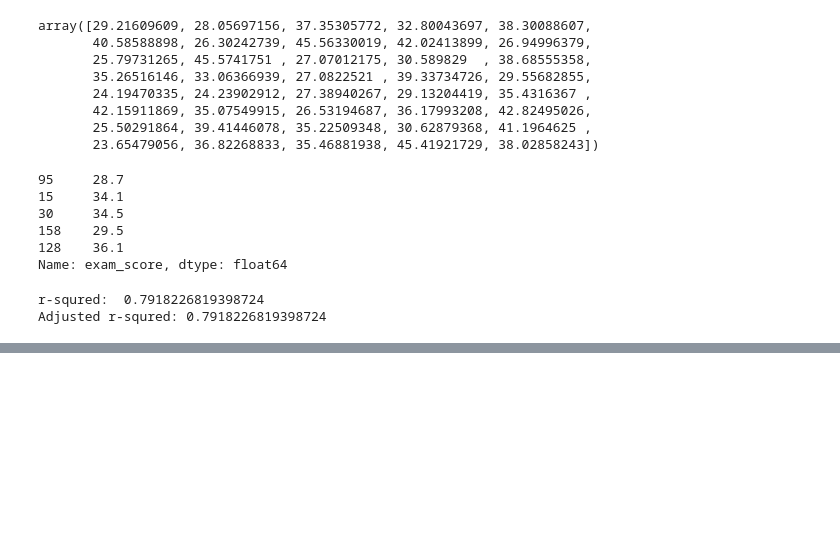
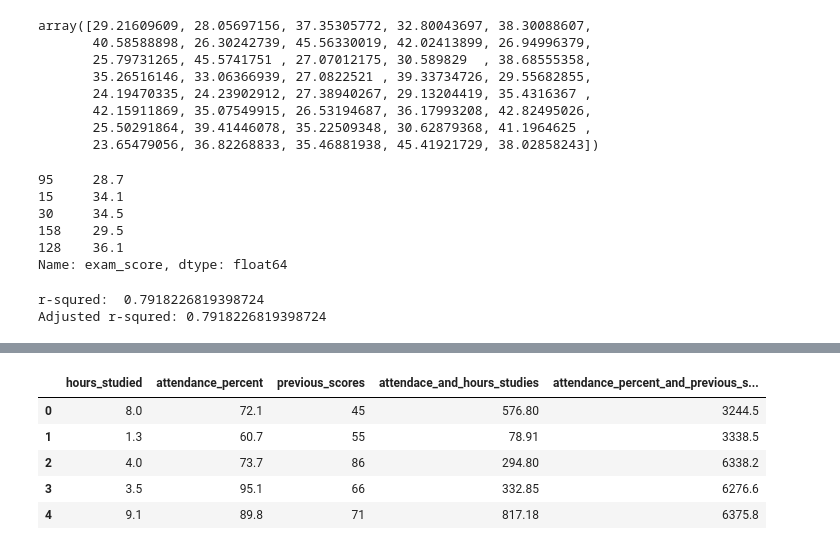
Before and after one commit to Vallabhbhagat/Student-marks-prediction, a Jupyter notebook: Student_mark_prediction.ipynb, the cells around one changed output, grey strips where cells are left out. Saved outputs shown, nothing was run; the diff lists cells and outputs as text; code cells hidden in the pictures; blank space fills up the shorter version.

```diff
--- a/Student_mark_prediction.ipynb
+++ b/Student_mark_prediction.ipynb
@@ -112,0 +118,15 @@ X_test.shape
+# %%
+X = student_data.drop(columns=["student_id","sleep_hours","exam_score"])
+y = student_data["exam_score"]
+
+X["attendace_and_hours_studies"] = X["hours_studied"] * X["attendance_percent"]
+X["attendance_percent_and_previous_scores"] = X["previous_scores"] * X["attendance_percent"]
+# %%
+X.head()
+# %% [output]
+|  | hours_studied | attendance_percent | previous_scores | attendace_and_hours_studies | attendance_percent_and_previous_s... |
+| 0 | 8.0 | 72.1 | 45 | 576.80 | 3244.5 |
+| 1 | 1.3 | 60.7 | 55 | 78.91 | 3338.5 |
+| 2 | 4.0 | 73.7 | 86 | 294.80 | 6338.2 |
+| 3 | 3.5 | 95.1 | 66 | 332.85 | 6276.6 |
+| 4 | 9.1 | 89.8 | 71 | 817.18 | 6375.8 |
```
Also changed, not shown: parts of 2 cells of this notebook.
